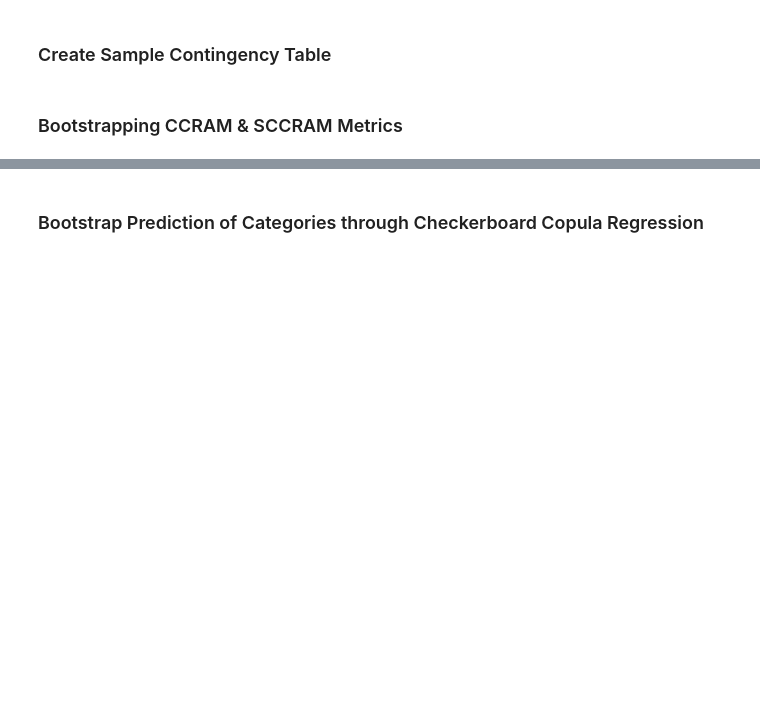
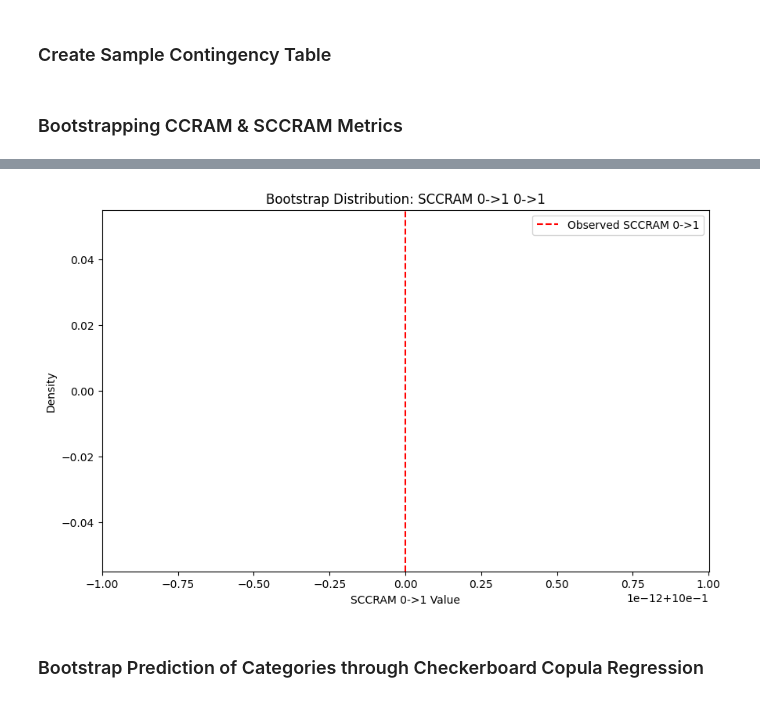
Before and after one commit to dmavani25/discopula, a Jupyter notebook: examples/jupyter/02_StatSim_Generic_Bootstrapping_and_Permutation_Tests_Usage_Demonstration.ipynb, the cells around one changed output, grey strips where cells are left out. Drawn from its saved outputs; the diff is of its cells as text; code cells hidden in the pictures; blank space fills up the shorter version.

```diff
--- a/examples/jupyter/02_StatSim_Generic_Bootstrapping_and_Permutation_Tests_Usage_Demonstration.ipynb
+++ b/examples/jupyter/02_StatSim_Generic_Bootstrapping_and_Permutation_Tests_Usage_Demonstration.ipynb
@@ -68,3 +95,7 @@ ccram_result.histogram_fig
+# %%
+sccram_result.histogram_fig
+# %% [output]
+[figure, added]
 # %% [markdown]
 ### Bootstrap Prediction of Categories through Checkerboard Copula Regression
 # %%
```
Also changed, not shown: parts of 11 cells of this notebook, 4 other files.
